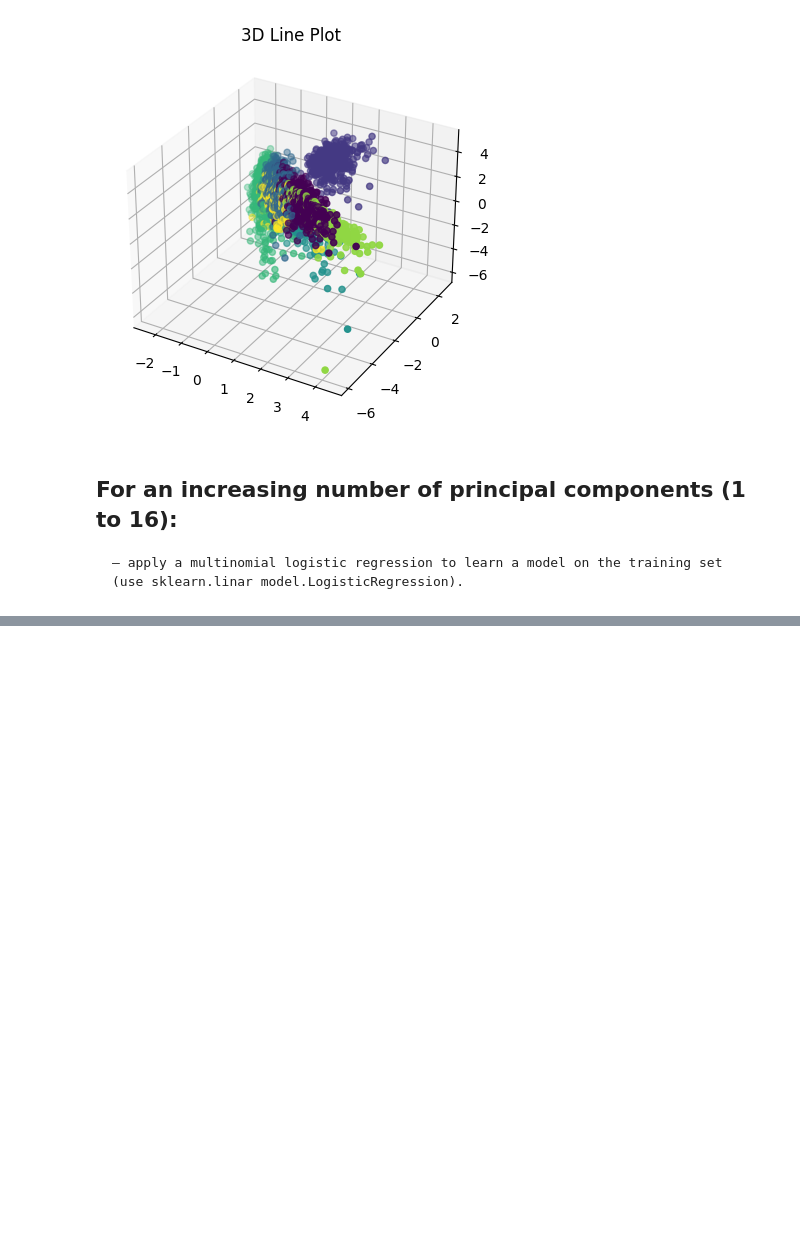
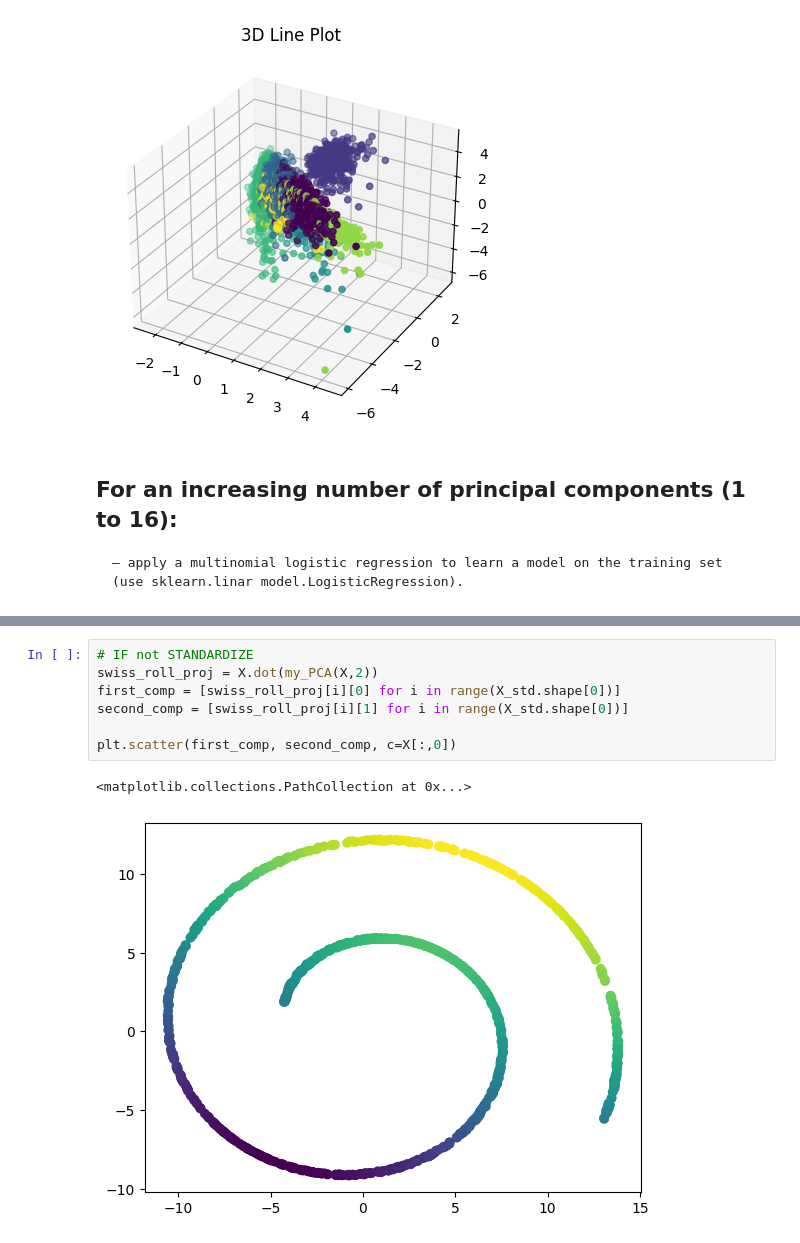
Before and after one commit to alessimichele/Unsupervised-Learning-2023, a Jupyter notebook: my_solution/Lab2.ipynb, the cells around one changed output, grey strips where cells are left out. Saved outputs shown, nothing was run; the diff lists cells and outputs as text; blank space fills up the shorter version.

```diff
--- a/my_solution/Lab2.ipynb
+++ b/my_solution/Lab2.ipynb
@@ -330,0 +282,10 @@ print(confusion_matrix(ytest, yhat))
+# %%
+# IF not STANDARDIZE
+swiss_roll_proj = X.dot(my_PCA(X,2))
+first_comp = [swiss_roll_proj[i][0] for i in range(X_std.shape[0])]
+second_comp = [swiss_roll_proj[i][1] for i in range(X_std.shape[0])]
+
+plt.scatter(first_comp, second_comp, c=X[:,0])
+# %% [output]
+<matplotlib.collections.PathCollection at 0x...>
+[figure, added]
```
Also changed, not shown: parts of 16 cells of this notebook, 1 other file.
